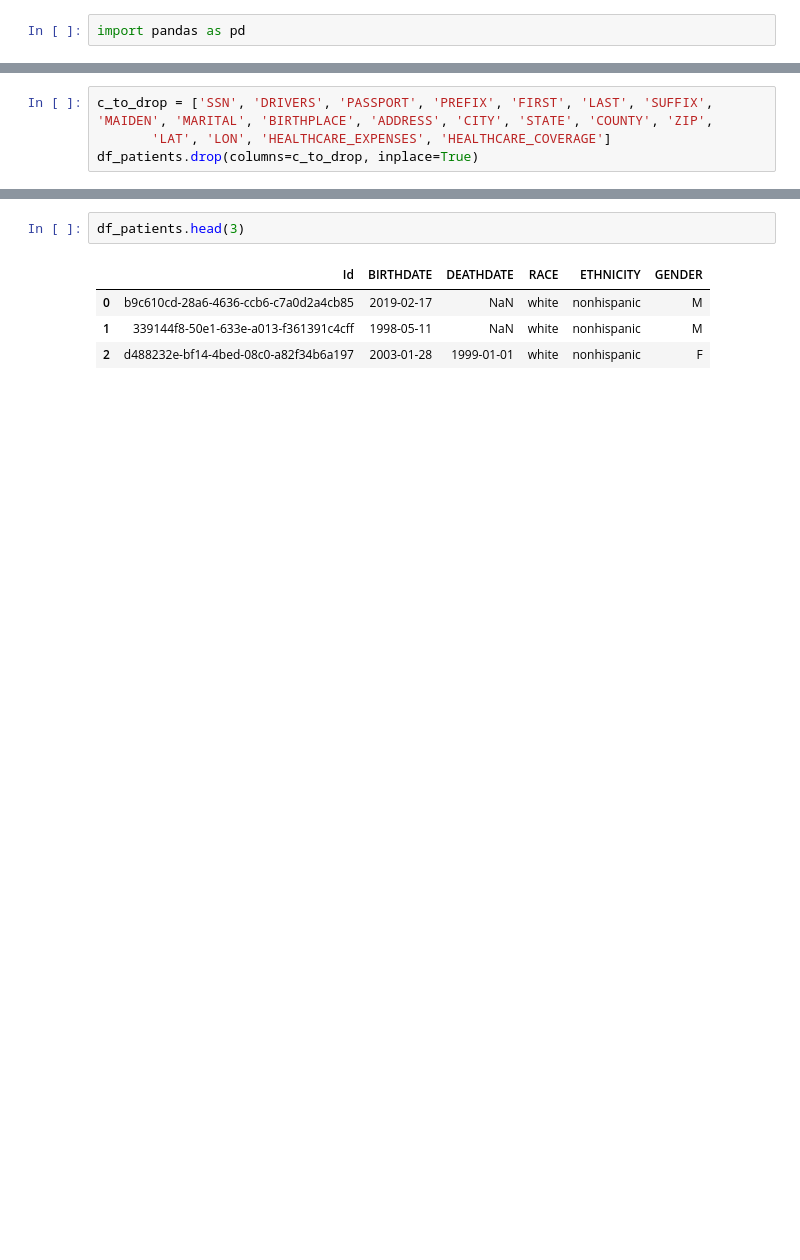
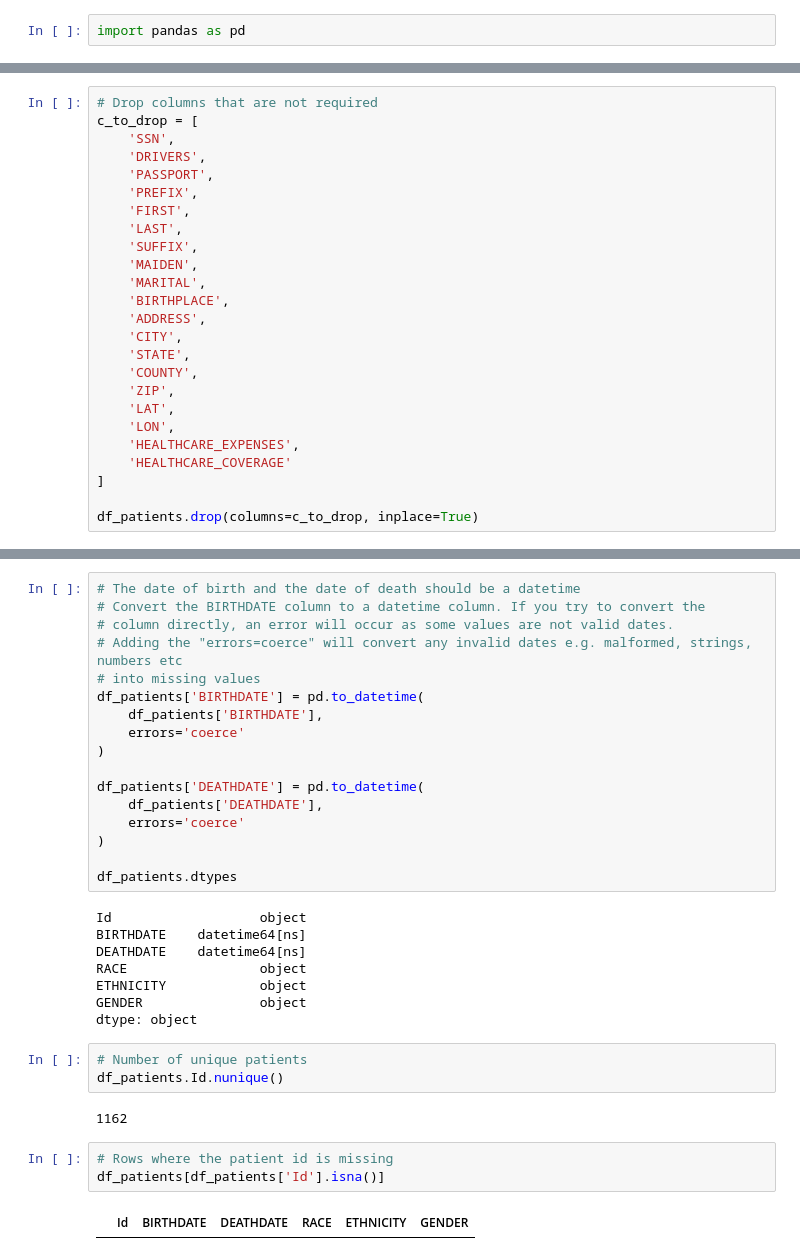
Before and after one commit to spiros/nkua-health-data-science, a Jupyter notebook: notebooks/part1.ipynb, the cells around one changed output, grey strips where cells are left out. Drawn from its saved outputs; the diff is of its cells as text; blank space fills up the shorter version.

```diff
--- a/notebooks/part1.ipynb
+++ b/notebooks/part1.ipynb
@@ -10,4 +21,25 @@ df_patients.shape
 # %%
-c_to_drop = ['SSN', 'DRIVERS', 'PASSPORT', 'PREFIX', 'FIRST', 'LAST', 'SUFFIX', 'MAIDEN', 'MARITAL', 'BIRTHPLACE', 'ADDRESS', 'CITY', 'STATE', 'COUNTY', 'ZIP',
-       'LAT', 'LON', 'HEALTHCARE_EXPENSES', 'HEALTHCARE_COVERAGE']
+# Drop columns that are not required
+c_to_drop = [
+    'SSN',
+    'DRIVERS',
+    'PASSPORT',
+    'PREFIX',
+    'FIRST',
+    'LAST',
+    'SUFFIX',
+    'MAIDEN',
+    'MARITAL',
+    'BIRTHPLACE',
+    'ADDRESS',
+    'CITY',
+    'STATE',
+    'COUNTY',
+    'ZIP',
+    'LAT',
+    'LON',
+    'HEALTHCARE_EXPENSES',
+    'HEALTHCARE_COVERAGE'
+]
+
 df_patients.drop(columns=c_to_drop, inplace=True)
@@ -21,10 +62,38 @@ RACE         object
 ETHNICITY    object
 GENDER       object
 dtype: object
-# %%
-df_patients.head(3)
-# %% [output]
-|  | Id | BIRTHDATE | DEATHDATE | RACE | ETHNICITY | GENDER |
-| 0 | b9c610cd-28a6-4636-ccb6-c7a0d2a4cb85 | 2019-02-17 | NaN | white | nonhispanic | M |
-| 1 | 339144f8-50e1-633e-a013-f361391c4cff | 1998-05-11 | NaN | white | nonhispanic | M |
-| 2 | d488232e-bf14-4bed-08c0-a82f34b6a197 | 2003-01-28 | 1999-01-01 | white | nonhispanic | F |
+# %%
+# The date of birth and the date of death should be a datetime
+# Convert the BIRTHDATE column to a datetime column. If you try to convert the
+# column directly, an error will occur as some values are not valid dates.
+# Adding the "errors=coerce" will convert any invalid dates e.g. malformed, strings, numbers etc
+# into missing values
+df_patients['BIRTHDATE'] = pd.to_datetime(
+    df_patients['BIRTHDATE'],
+    errors='coerce'
+)
+
+df_patients['DEATHDATE'] = pd.to_datetime(
+    df_patients['DEATHDATE'],
+    errors='coerce'
+)
+
+df_patients.dtypes
+# %% [output]
+Id                   object
+BIRTHDATE    datetime64[ns]
+DEATHDATE    datetime64[ns]
+RACE                 object
+ETHNICITY            object
+GENDER               object
+dtype: object
+# %%
+# Number of unique patients
+df_patients.Id.nunique()
+# %% [output]
+1162
+# %%
+# Rows where the patient id is missing
+df_patients[df_patients['Id'].isna()]
+# %% [output]
+|  | Id | BIRTHDATE | DEATHDATE | RACE | ETHNICITY | GENDER |
```
Also changed, not shown: parts of 20 cells of this notebook.
